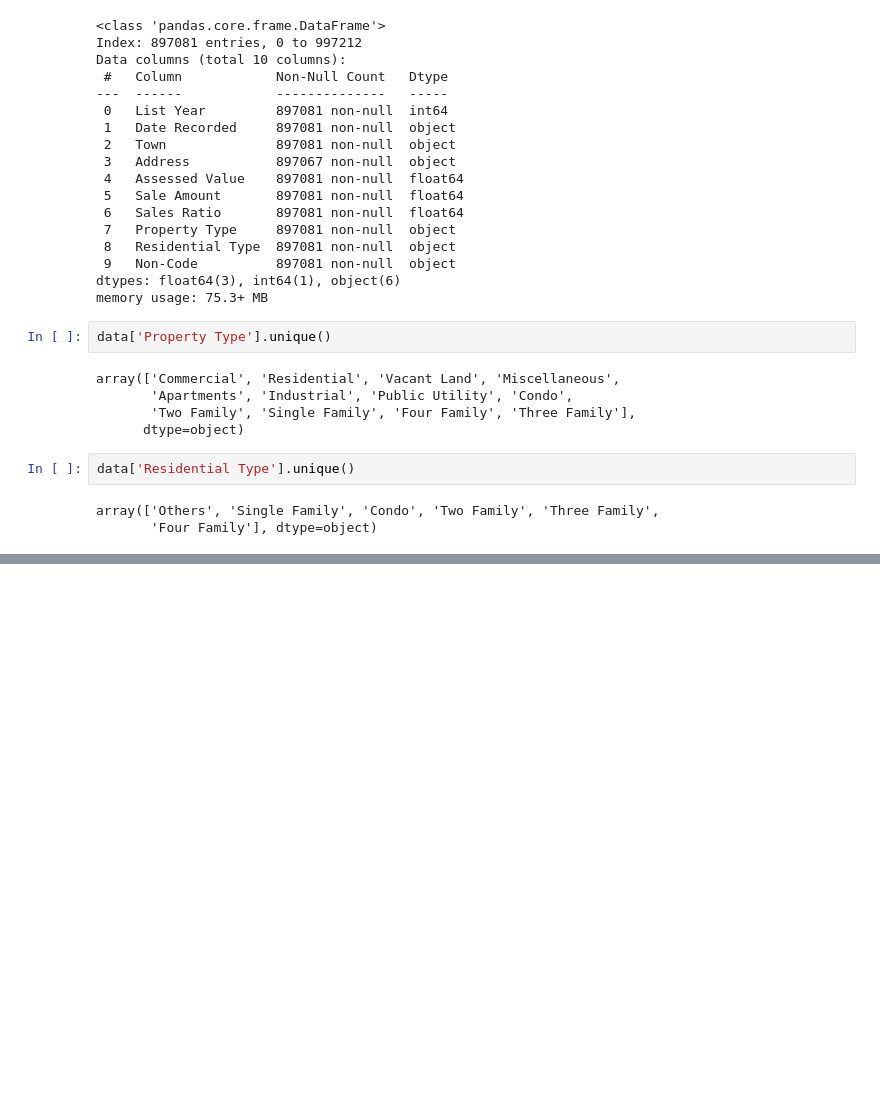
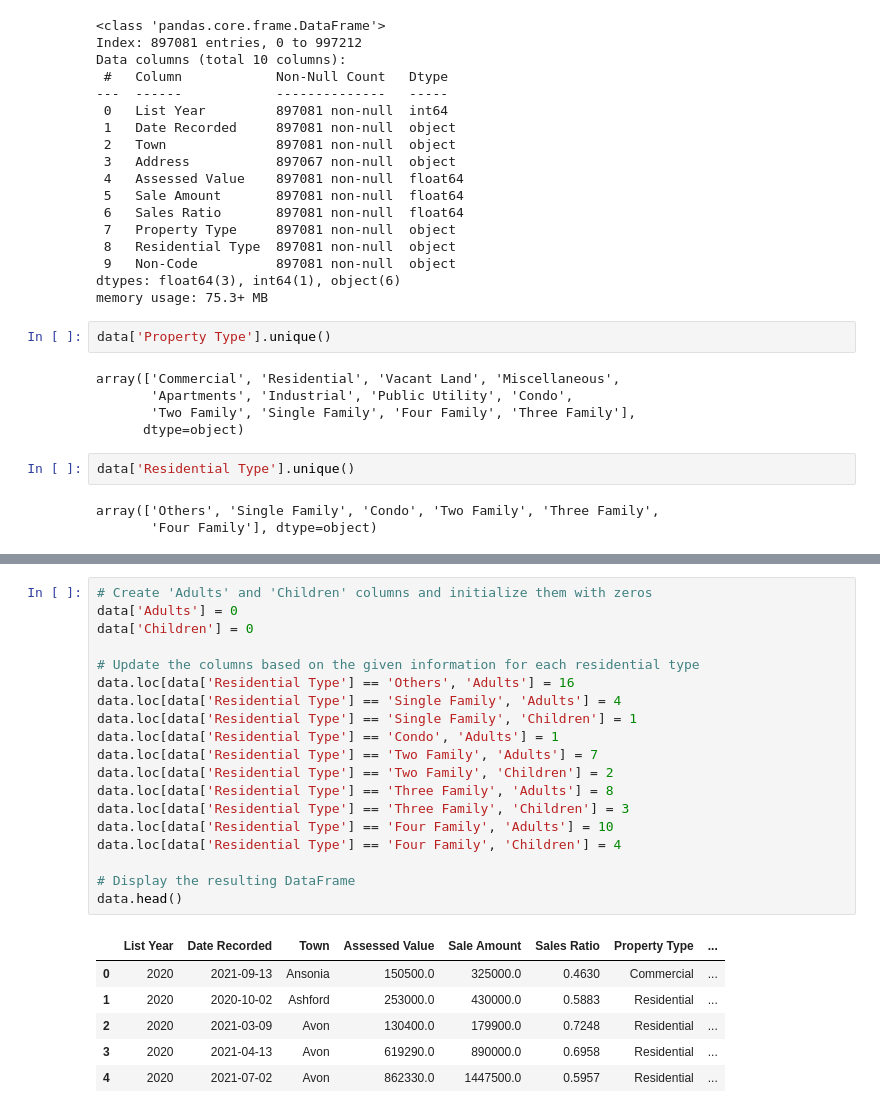
Before and after one commit to vinaykumargummadi/CTREA-Dynamics, a Jupyter notebook: notebooks/Outliers_Treatment.ipynb, the cells around one changed output, grey strips where cells are left out. Drawn from its saved outputs; the diff is of its cells as text; blank space fills up the shorter version.

```diff
--- a/notebooks/Outliers_Treatment.ipynb
+++ b/notebooks/Outliers_Treatment.ipynb
@@ -333,0 +333,26 @@ data.sample(10)
+# %%
+# Create 'Adults' and 'Children' columns and initialize them with zeros
+data['Adults'] = 0
+data['Children'] = 0
+
+# Update the columns based on the given information for each residential type
+data.loc[data['Residential Type'] == 'Others', 'Adults'] = 16
+data.loc[data['Residential Type'] == 'Single Family', 'Adults'] = 4
+data.loc[data['Residential Type'] == 'Single Family', 'Children'] = 1
+data.loc[data['Residential Type'] == 'Condo', 'Adults'] = 1
+data.loc[data['Residential Type'] == 'Two Family', 'Adults'] = 7
+data.loc[data['Residential Type'] == 'Two Family', 'Children'] = 2
+data.loc[data['Residential Type'] == 'Three Family', 'Adults'] = 8
+data.loc[data['Residential Type'] == 'Three Family', 'Children'] = 3
+data.loc[data['Residential Type'] == 'Four Family', 'Adults'] = 10
+data.loc[data['Residential Type'] == 'Four Family', 'Children'] = 4
+
+# Display the resulting DataFrame
+data.head()
+# %% [output]
+|  | List Year | Date Recorded | Town | Assessed Value | Sale Amount | Sales Ratio | Property Type | ... |
+| 0 | 2020 | 2021-09-13 | Ansonia | 150500.0 | 325000.0 | 0.4630 | Commercial | ... |
+| 1 | 2020 | 2020-10-02 | Ashford | 253000.0 | 430000.0 | 0.5883 | Residential | ... |
+| 2 | 2020 | 2021-03-09 | Avon | 130400.0 | 179900.0 | 0.7248 | Residential | ... |
+| 3 | 2020 | 2021-04-13 | Avon | 619290.0 | 890000.0 | 0.6958 | Residential | ... |
+| 4 | 2020 | 2021-07-02 | Avon | 862330.0 | 1447500.0 | 0.5957 | Residential | ... |
```
Also changed, not shown: parts of 23 cells of this notebook, 4 other files.
